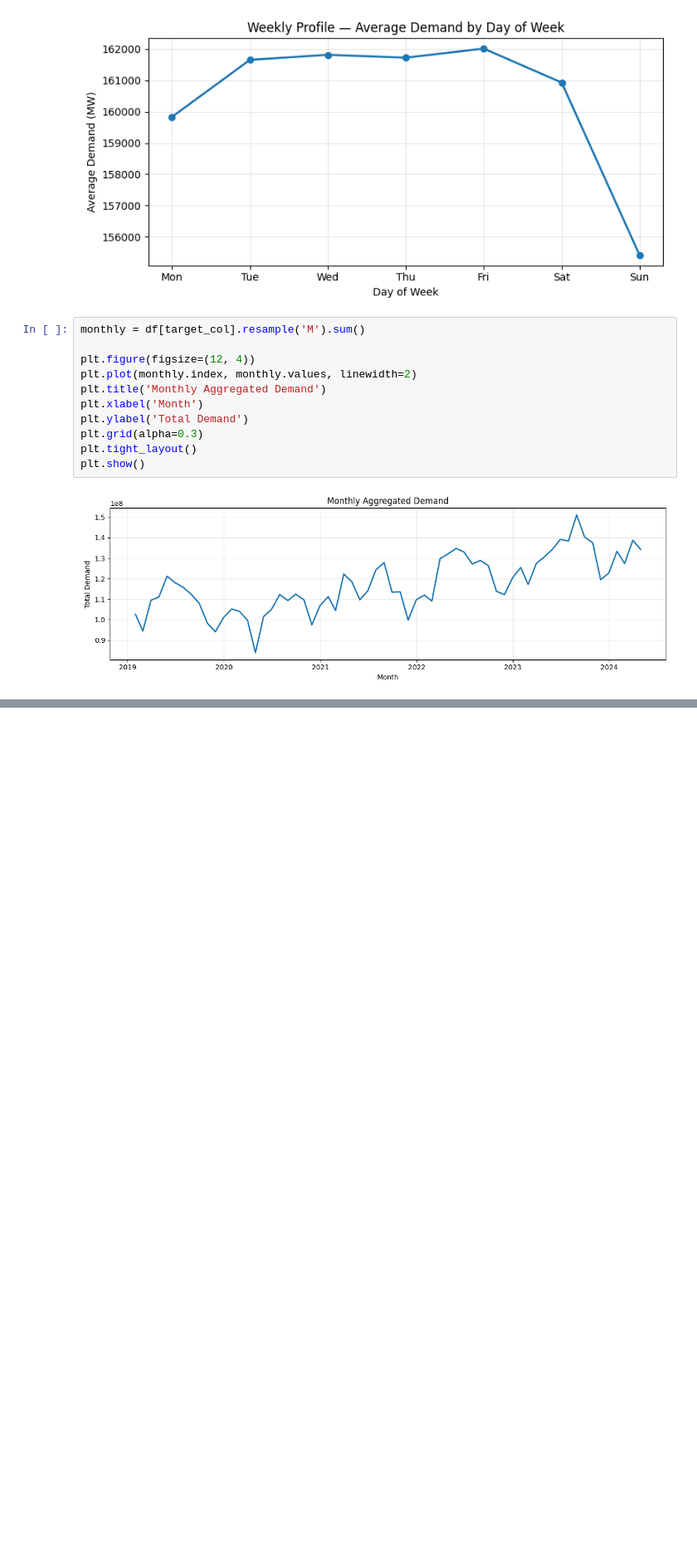
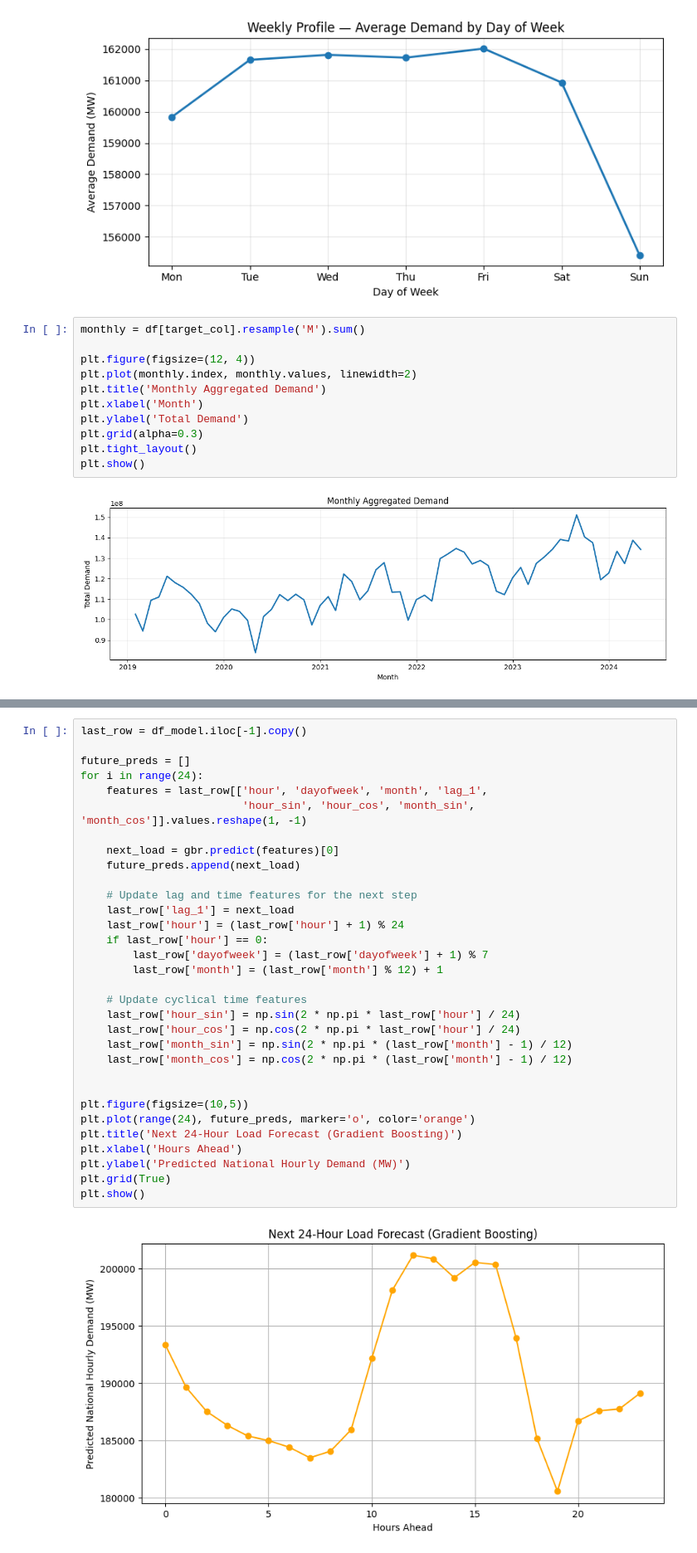
Before and after one commit to Stormbreaker06/Electricity-Demand-Time-Series-Analysis, a Jupyter notebook: HourlyLoadData.ipynb, the cells around one changed output, grey strips where cells are left out. Shown: that part at 83% size. Saved outputs shown, nothing was run; the diff lists cells and outputs as text; blank space fills up the shorter version.

```diff
--- a/HourlyLoadData.ipynb
+++ b/HourlyLoadData.ipynb
@@ -159,0 +264,34 @@ plt.show()
+# %%
+last_row = df_model.iloc[-1].copy()
+
+future_preds = []
+for i in range(24):
+    features = last_row[['hour', 'dayofweek', 'month', 'lag_1',
+                         'hour_sin', 'hour_cos', 'month_sin', 'month_cos']].values.reshape(1, -1)
+
+    next_load = gbr.predict(features)[0]
+    future_preds.append(next_load)
+
+    # Update lag and time features for the next step
+    last_row['lag_1'] = next_load
+    last_row['hour'] = (last_row['hour'] + 1) % 24
+    if last_row['hour'] == 0:
+        last_row['dayofweek'] = (last_row['dayofweek'] + 1) % 7
+        last_row['month'] = (last_row['month'] % 12) + 1
+
+    # Update cyclical time features
+    last_row['hour_sin'] = np.sin(2 * np.pi * last_row['hour'] / 24)
+    last_row['hour_cos'] = np.cos(2 * np.pi * last_row['hour'] / 24)
+    last_row['month_sin'] = np.sin(2 * np.pi * (last_row['month'] - 1) / 12)
+    last_row['month_cos'] = np.cos(2 * np.pi * (last_row['month'] - 1) / 12)
+
+
+plt.figure(figsize=(10,5))
+plt.plot(range(24), future_preds, marker='o', color='orange')
+plt.title('Next 24-Hour Load Forecast (Gradient Boosting)')
+plt.xlabel('Hours Ahead')
+plt.ylabel('Predicted National Hourly Demand (MW)')
+plt.grid(True)
+plt.show()
+# %% [output]
+[figure, added]
```
Also changed, not shown: parts of 11 cells of this notebook.
